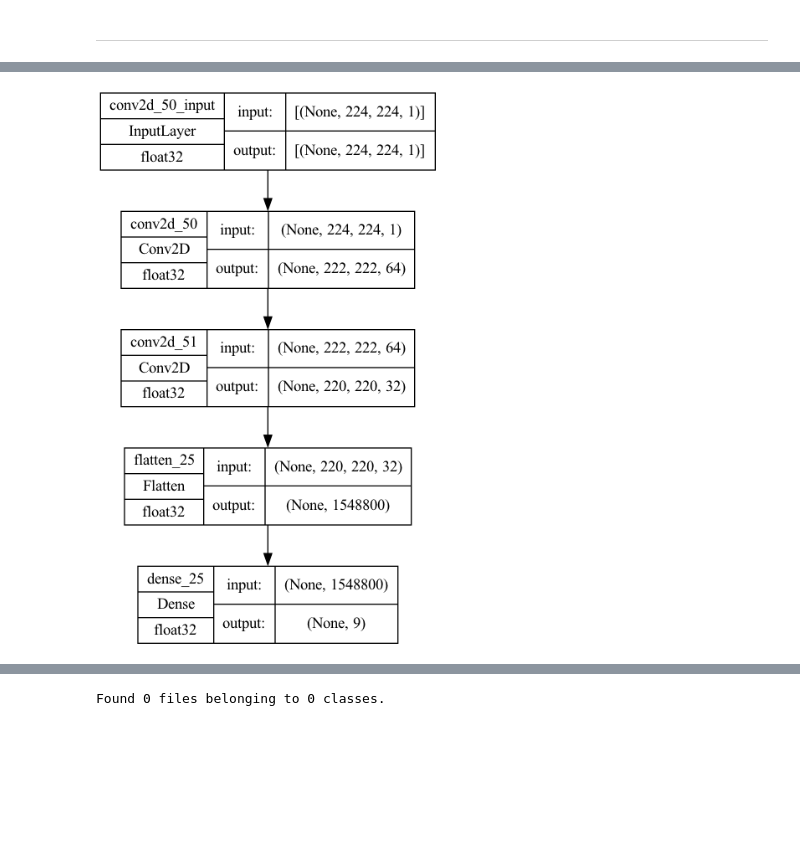
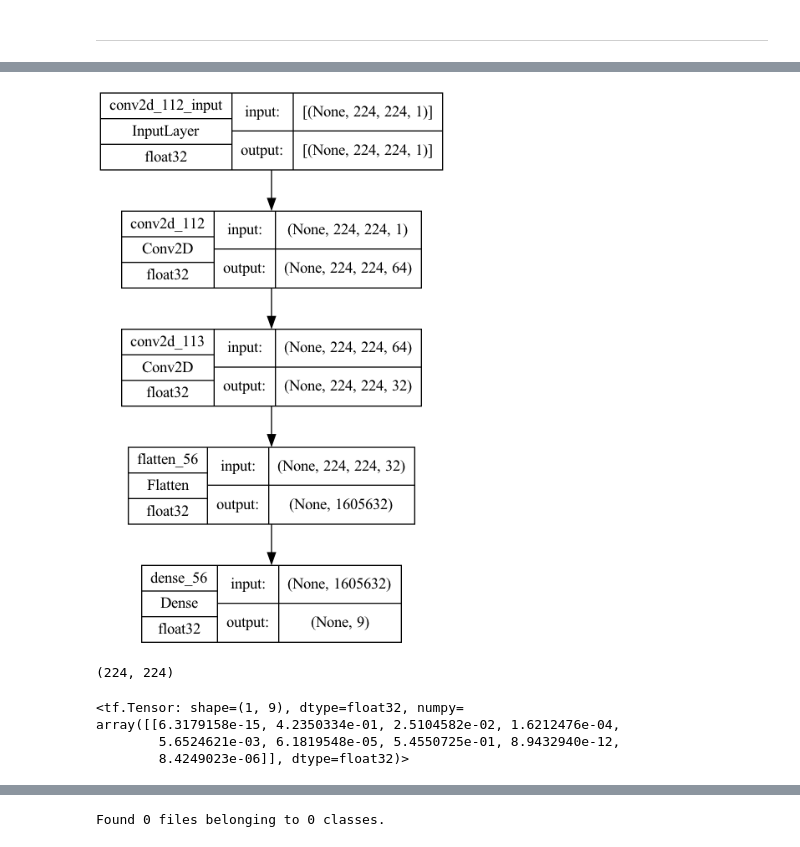
Before and after one commit to Haradai/HACKEPS2022_uglyfabric, a Jupyter notebook: verd.ipynb, the cells around one changed output, grey strips where cells are left out. Drawn from its saved outputs; the diff is of its cells as text; code cells hidden in the pictures; blank space fills up the shorter version.

```diff
--- a/verd.ipynb
+++ b/verd.ipynb
@@ -81,29 +117,39 @@ tf_df = tf.data.Dataset.from_generator(create_dataset,output_types = (tf.int64,t
 # %%
 model = keras.Sequential([
-    keras.layers.Conv2D(64, 3, activation='relu', input_shape=(224, 224,1)),
-    keras.layers.Conv2D(32, 3, activation='relu'),
+    keras.layers.Conv2D(64, 3, activation='relu', padding="same", input_shape=(224, 224,1)),
+    keras.layers.Conv2D(32, 3, activation='relu',padding="same"),
     keras.layers.Flatten(),
     keras.layers.Dense(9, activation='softmax')
 ])
 
 # Compiling the model
 model.compile(optimizer='adam',
-              loss=keras.losses.SparseCategoricalCrossentropy(),
+              loss=tf.keras.losses.Poisson(),
               metrics=['accuracy'])
 
 # Fitting the model with data
 tf.keras.utils.plot_model(
     model,
     to_file="model.png",
     show_shapes=True,
     show_dtype=True,
     show_layer_names=True,
     rankdir="TB",
     expand_nested=False,
     dpi=96,
     layer_range=None,
     show_layer_activations=False,
 )
 # %% [output]
-[figure, old version]
+[figure, new version]
+# %%
+img, label = next(create_dataset(df)())
+print(img.shape)
+model(img.reshape(1, 224, 224))
+# %% [output]
+(224, 224)
+<tf.Tensor: shape=(1, 9), dtype=float32, numpy=
+array([[6.3179158e-15, 4.2350334e-01, 2.5104582e-02, 1.6212476e-04,
+        5.6524621e-03, 6.1819548e-05, 5.4550725e-01, 8.9432940e-12,
+        8.4249023e-06]], dtype=float32)>
 # %%
```
Also changed, not shown: parts of 9 cells of this notebook, 18 other files.
